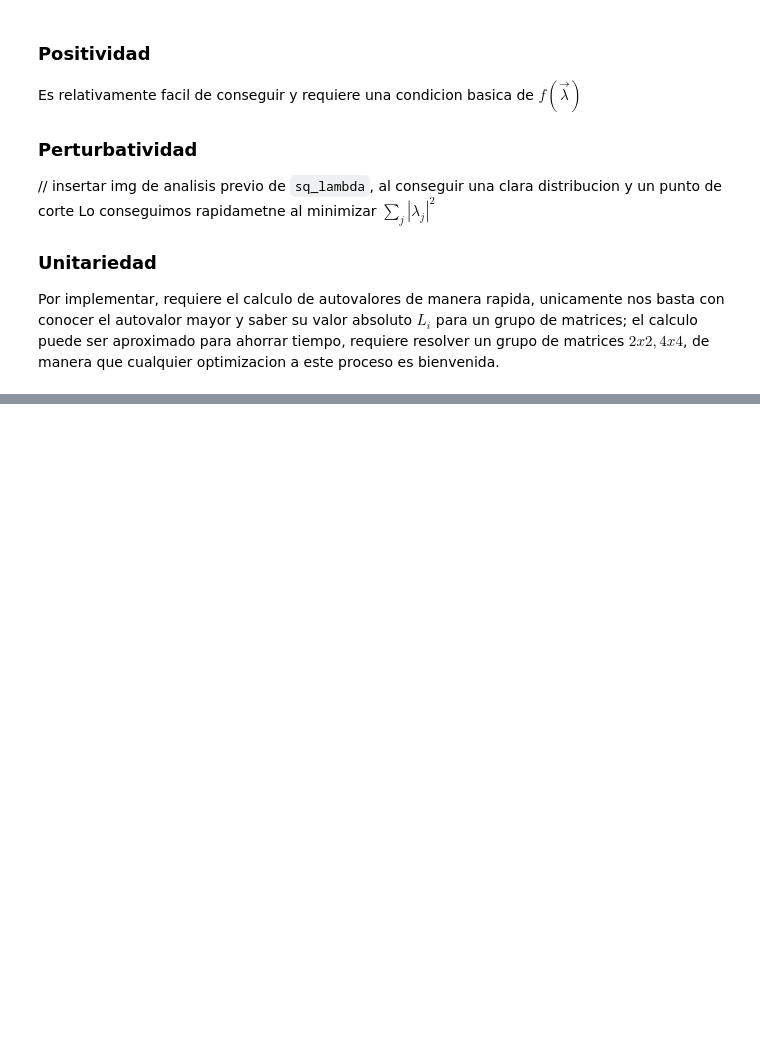
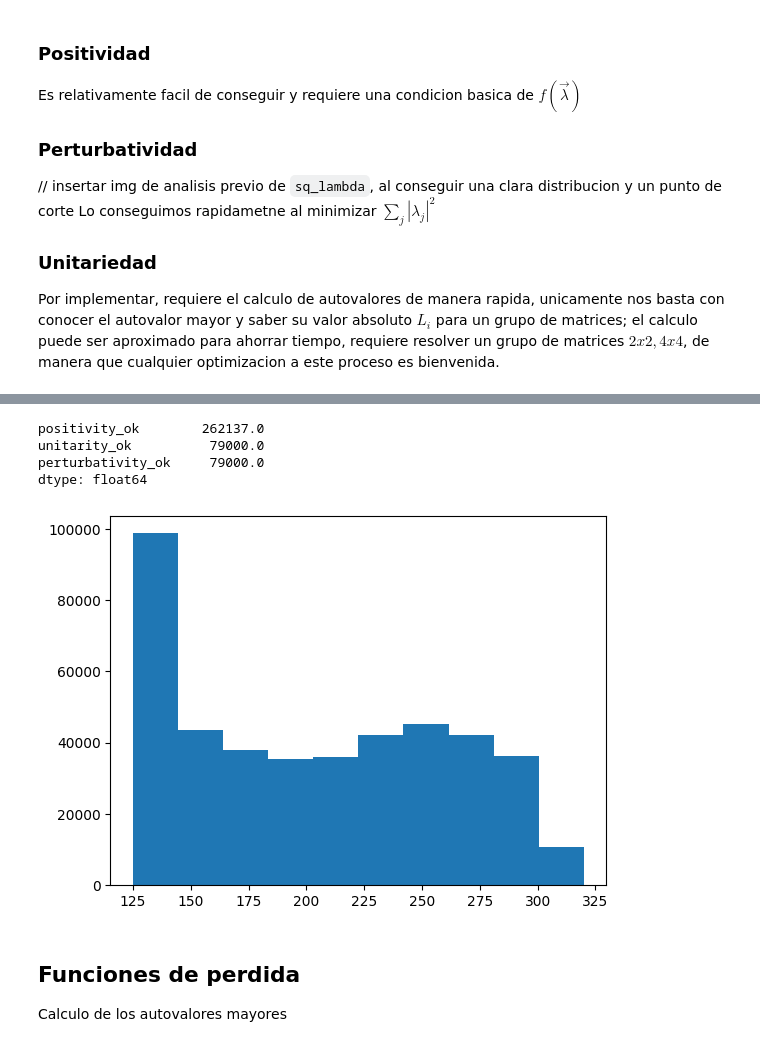
Before and after one commit to fbientrigo/dihiggs, a Jupyter notebook: mlpython/06_valid_points/06a_reunion.ipynb, the cells around one changed output, grey strips where cells are left out. Drawn from its saved outputs; the diff is of its cells as text; code cells hidden in the pictures; blank space fills up the shorter version.

```diff
--- a/mlpython/06_valid_points/06a_reunion.ipynb
+++ b/mlpython/06_valid_points/06a_reunion.ipynb
@@ -36,0 +59,14 @@ Por implementar, requiere el calculo de autovalores de manera rapida, unicamente
+# %%
+# podrias intentar agregar todos los merged
+#   pero probablemente sobrecargues la memoria, con >50 merged superó 16GB
+data_files = get_data_files("../data_batches/merged_1*.pkl")
+rows = collect_all_rows(data_files)
+df = pd.DataFrame(rows)
+
+# limpieza de datos
+
+errores_prohibidos = ["Execution failed", "Invalid parameter set."]
+df_filtrado = df[~df["error"].isin(errores_prohibidos)].copy()
+df = df_filtrado.drop(columns=["error"])
+df.dropna(inplace=True)
+del(df_filtrado)
@@ -36,0 +83,17 @@ Por implementar, requiere el calculo de autovalores de manera rapida, unicamente
+# %%
+# queremos tener distinto de 0, para que valga la pena importar
+df[['positivity_ok', 'unitarity_ok', 'perturbativity_ok']].sum()
+# %% [output]
+positivity_ok        262137.0
+unitarity_ok          79000.0
+perturbativity_ok     79000.0
+dtype: float64
+# %%
+# distribución rapida de que tenemos
+plt.hist(df["m_phi"])
+plt.show()
+# %% [output]
+[figure, added]
+# %% [markdown]
+## Funciones de perdida
+Calculo de los autovalores mayores
```
Also changed, not shown: parts of 24 cells of this notebook, 32 other files.
